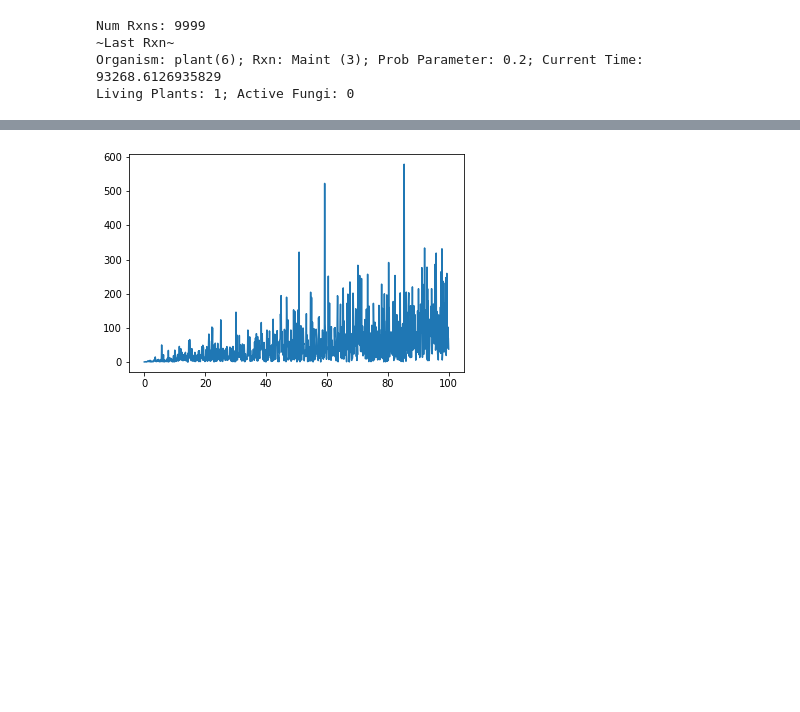
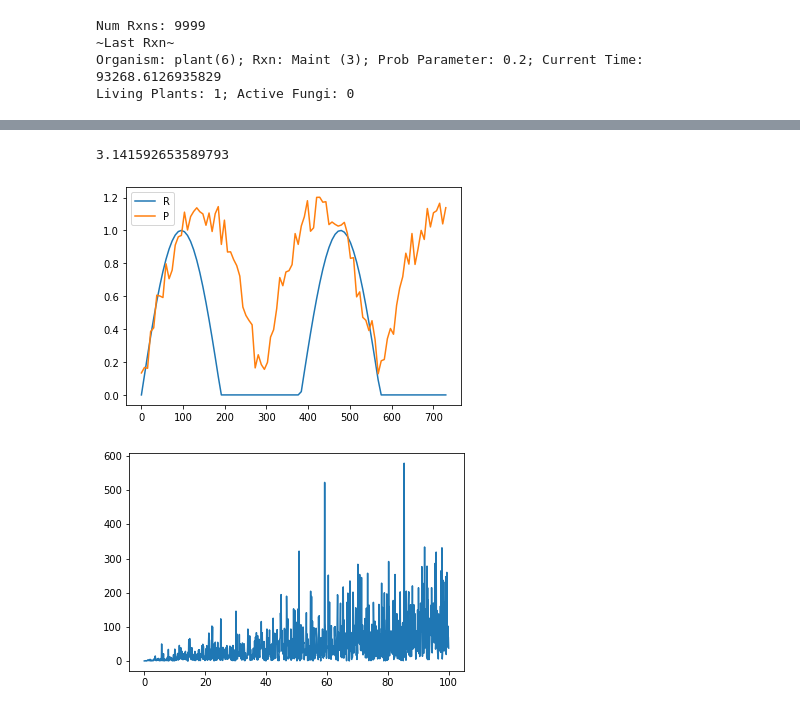
Before and after one commit to mes2602/math6397, a Jupyter notebook: Project.ipynb, the cells around one changed output, grey strips where cells are left out. Saved outputs shown, nothing was run; the diff lists cells and outputs as text; code cells hidden in the pictures; blank space fills up the shorter version.

```diff
--- a/Project.ipynb
+++ b/Project.ipynb
@@ -1016,3 +1215,27 @@ class patchTracker(ecoPatch):
+# %%
+import matplotlib.pyplot as plt
+print(np.pi)
+def R(time):
+    r = max(m.sin(time*6/365),0)
+    return r
+# photosynthesis
+def P(time):
+    first = m.sin(time*4/365)
+    p = abs(first) + np.random.uniform()/4
+    return p
+
+exes = np.linspace(0,730,num = 100)
+
+Rline = [R(t) for t in exes]
+Pline = [P(t) for t in exes]
+
+plt.plot(exes,Rline, label = "R")
+plt.plot(exes,Pline,label = "P")
+plt.legend()
+plt.show()
+# %% [output]
+3.141592653589793
+[figure, added]
 # %%
 import matplotlib.pyplot as plt
 
```
Also changed, not shown: parts of 6 cells of this notebook.
